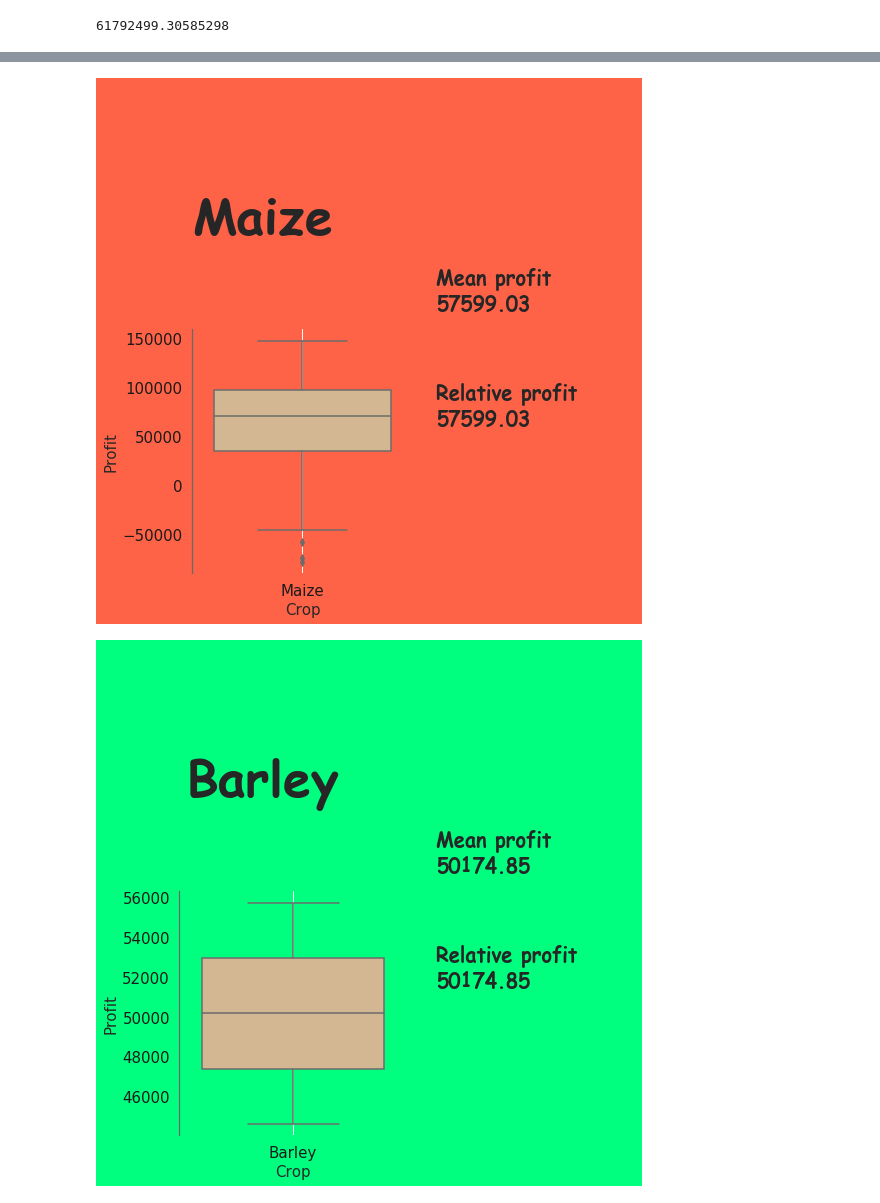
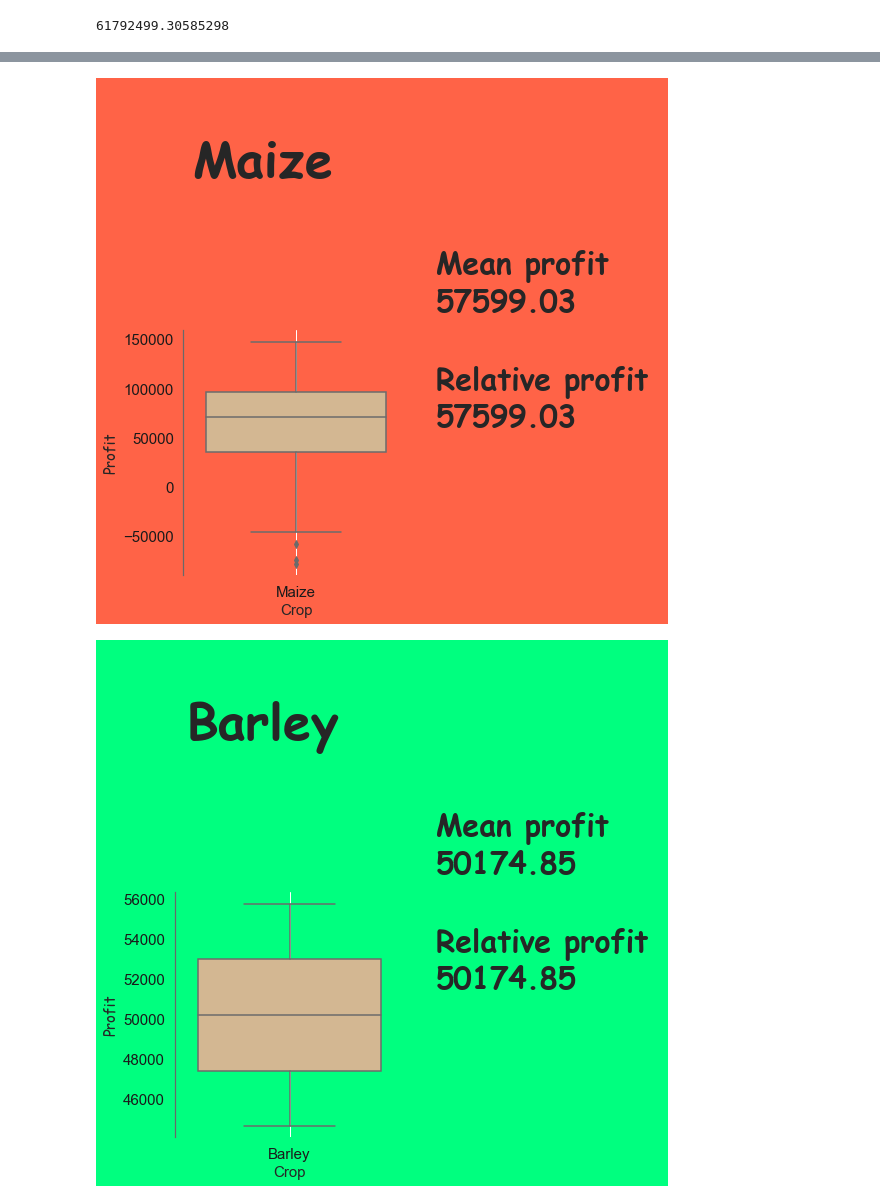
Before and after one commit to AndreaM1996/Project5, a Jupyter notebook: Project5.ipynb, the cells around one changed output, grey strips where cells are left out. Cells and saved outputs as stored; diff of their text form; code cells hidden in the pictures.

```diff
--- a/Project5.ipynb
+++ b/Project5.ipynb
@@ -372,12 +405,14 @@ parcel = []
 crop_list = []
 area = []
 profit = []
+yield_ = []
 for i in sort[:5].index.values:
     profit += [round(sort.loc[i],2)]
     parcel += [data.loc[i,'Parcel']]
     crop_list += [data.loc[i,'Crop']]
-    area += [data.loc[i,'Area']]
-d = {'Parcel': parcel,'Area (ha)': area,'Crop': crop_list,'Profit (RSD/ha)': profit}
-top5 = pd.DataFrame(d,columns=['Parcel','Area (ha)','Crop','Profit (RSD/ha)'])
+    area += [round(data.loc[i,'Area'],2)]
+    yield_ += [round(data.loc[i,'Yield']*1000,2)]
+d = {'Parcel': parcel,'Area (ha)': area,'Crop': crop_list,'Yield (kg/ha)': yield_,'Profit (RSD/ha)': profit}
+top5 = pd.DataFrame(d,columns=['Parcel','Area (ha)','Crop','Yield (kg/ha)','Profit (RSD/ha)'])
 top5
 # %% [output]
@@ -488,36 +521,36 @@ Name: Profit, dtype: float64
 # %%
 fn = {'fontname':'Comic Sans MS'}
 palette = ['tomato','springgreen','goldenrod','lightgreen','mediumaquamarine','yellowgreen']
 
 for i in range(n):
     if crops[i] == '2nd soybean':
         continue
     fig = plt.figure(figsize=(8,8),facecolor=palette[i])
     gs = gridspec.GridSpec(2,2)
     data2 = data[data['Crop'] == crops[i]]
     ax = fig.add_subplot(gs[0,0])
     sns.boxplot(x='Crop',y='Profit',data=data2,ax=ax, palette=['burlywood'])
     ax.set_facecolor(palette[i])
     ax.spines['top'].set_visible(False)
     ax.spines['bottom'].set_visible(False)
     ax.spines['right'].set_visible(False)
     ax.spines['left'].set_color('dimgray')
     ax.tick_params(axis='y', colors='k',labelsize=15)
     ax.tick_params(axis='x', colors='k',labelsize=15)
-    plt.ylabel('Profit',fontsize=15)
+    plt.ylabel('Profit',fontsize=15,fontdict=fn)
     plt.xlabel('Crop',fontsize=15)
     ax.grid(None)
     rect = ax.patch
     rect.set_facecolor(palette[i])
     rect.set_height(2)
     rect.set_width(2)
     rect.set_xy((0.005,0.005))
-    plt.figtext(0.6,1,'Mean profit \n'+str(round(profit_mean[crops[i]],2)),fontsize=20,fontweight='bold',fontdict=fn)
-    plt.figtext(0.6,0.8,'Relative profit \n'+str(round(profit_mean[crops[i]],2)),fontsize=20,fontweight='bold',fontdict=fn)
+    plt.figtext(0.6,1,'Mean profit \n'+str(round(profit_mean[crops[i]],2)),fontsize=30,fontweight='bold',fontdict=fn)
+    plt.figtext(0.6,0.8,'Relative profit \n'+str(round(profit_mean[crops[i]],2)),fontsize=30,fontweight='bold',fontdict=fn)
 
-    fig.suptitle(crops[i],x=0.3,y=1.2,fontsize=50,fontweight='bold',fontdict=fn)
+    fig.suptitle(crops[i],x=0.3,y=1.3,fontsize=50,fontweight='bold',fontdict=fn)
     fig.tight_layout()
 plt.show()
 # %% [output]
-[figure, old version]
+[figure, new version]
-[figure, old version]
+[figure, new version]
```
Also changed, not shown: parts of 23 cells of this notebook.
